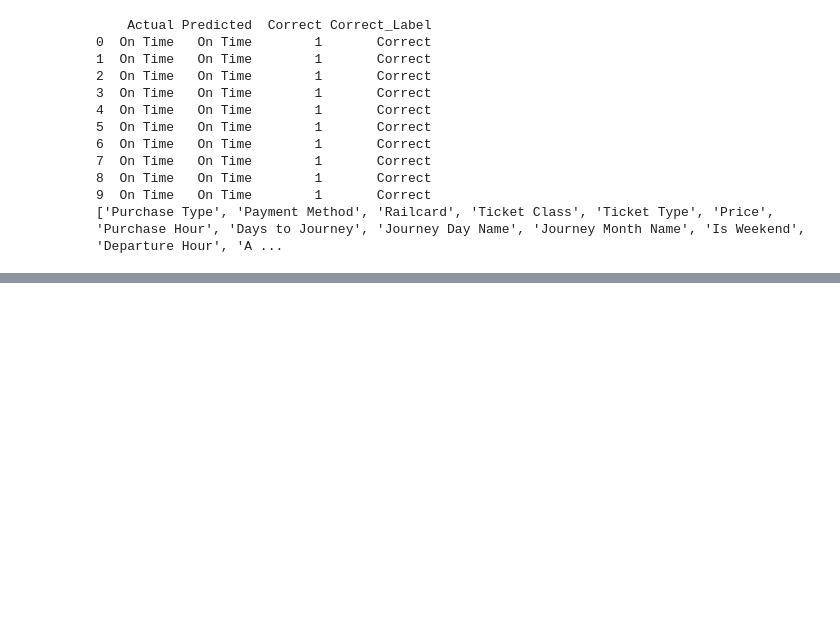
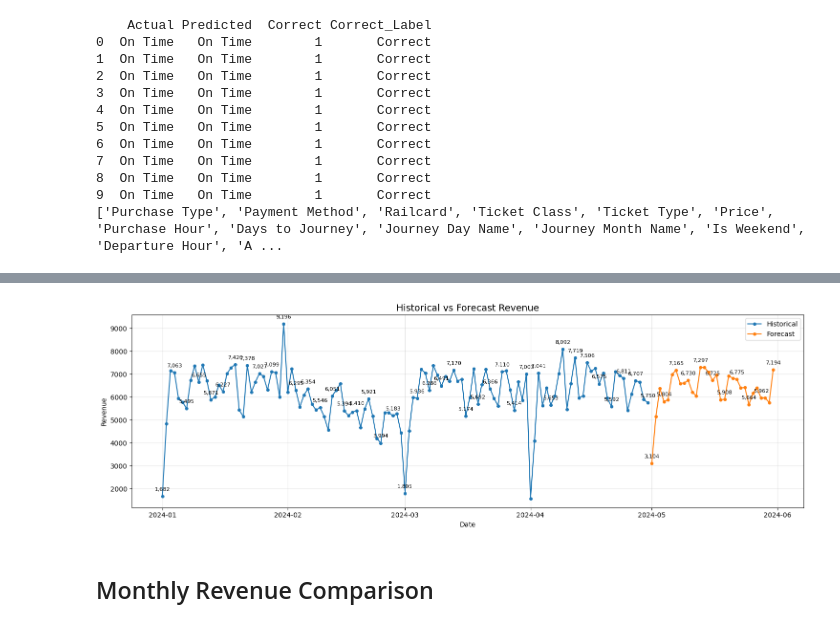
Before and after one commit to teamz-DEPI/UK-Train-Rides-Analysis, a Jupyter notebook: Journey_Status_Prediction_Final.ipynb, the cells around one changed output, grey strips where cells are left out. Cells and saved outputs as stored; diff of their text form; code cells hidden in the pictures; blank space fills up the shorter version.

```diff
--- a/Journey_Status_Prediction_Final.ipynb
+++ b/Journey_Status_Prediction_Final.ipynb
@@ -854,0 +1158,73 @@ kpis.to_csv("kpis.csv", index=False)
+# %%
+future_revenue = future_rides.copy()
+
+future_revenue["Forecast Revenue"] = revenue_model.predict(
+    future_revenue[
+        ["Year","Month","Day","DayOfWeek"]
+    ]
+)
+# %%
+import matplotlib.pyplot as plt
+
+plt.figure(figsize=(15, 5))
+
+# Historical Revenue
+plt.plot(
+    daily_revenue["Date of Journey"],
+    daily_revenue["Price"],
+    label="Historical",
+    marker="o",
+    markersize=4
+)
+
+plt.plot(
+    future_revenue["Date"],
+    future_revenue["Forecast Revenue"],
+    label="Forecast",
+    marker="o",
+    markersize=4
+)
+
+for i in range(0, len(daily_revenue), 3):
+    plt.annotate(
+        f"{daily_revenue['Price'].iloc[i]:,.0f}",
+        (
+            daily_revenue["Date of Journey"].iloc[i],
+            daily_revenue["Price"].iloc[i]
+        ),
+        textcoords="offset points",
+        xytext=(0, 8),
+        ha="center",
+        fontsize=8
+    )
+
+for i in range(0, len(future_revenue), 3):
+    plt.annotate(
+        f"{future_revenue['Forecast Revenue'].iloc[i]:,.0f}",
+        (
+            future_revenue["Date"].iloc[i],
+            future_revenue["Forecast Revenue"].iloc[i]
+        ),
+        textcoords="offset points",
+        xytext=(0, 8),
+        ha="center",
+        fontsize=8
+    )
+
+# العنوان والمحاور
+plt.title("Historical vs Forecast Revenue", fontsize=14)
+plt.xlabel("Date")
+plt.ylabel("Revenue")
+
+# الشبكة
+plt.grid(True, alpha=0.3)
+
+# الليجند
+plt.legend()
+
+plt.tight_layout()
+plt.show()
+# %% [output]
+[figure, added]
+# %% [markdown]
+##  Monthly Revenue Comparison
```
Also changed, not shown: parts of 28 cells of this notebook.
